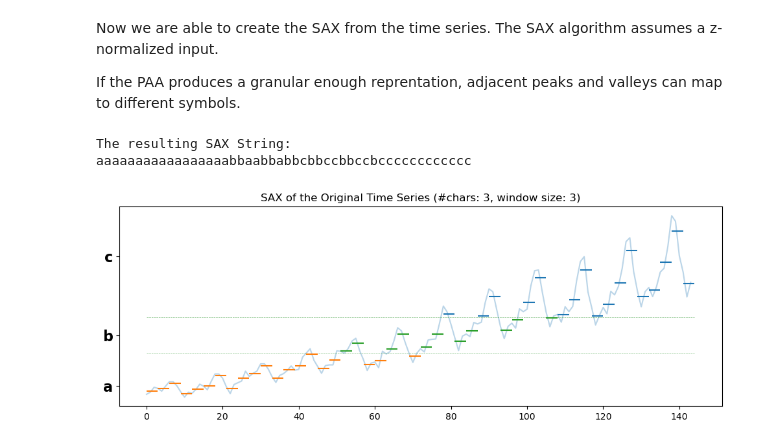
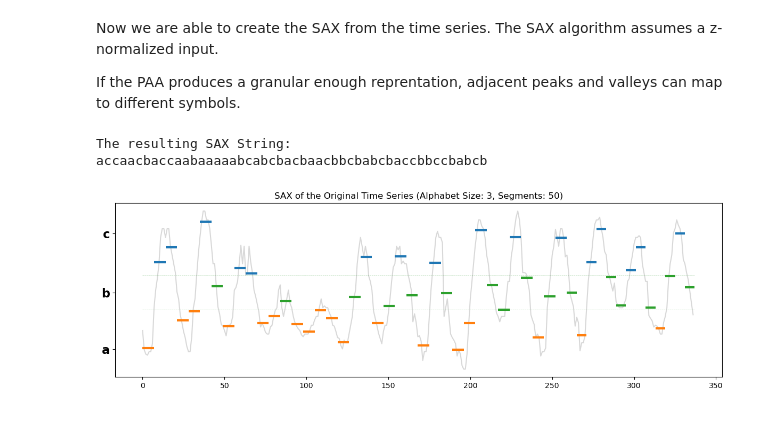
Before and after one commit to moritzspuehler/unibz-tsa-lecture-examples, a Jupyter notebook: tsa02_representation.ipynb, the cells around one changed output. Saved outputs shown, nothing was run; the diff lists cells and outputs as text; code cells hidden in the pictures.

```diff
--- a/tsa02_representation.ipynb
+++ b/tsa02_representation.ipynb
@@ -322,23 +348,23 @@ import string
 from scipy.stats import norm
 
 # or use pyts.approximation.SymbolicAggregateApproximation
-def sax(X, window_size, n_bins, return_paa=False):
+def sax(X, n_segments, n_bins, return_paa=False):
     # 1: Prepare symbols
     alphabet = list(string.ascii_lowercase)
     bins = np.array(alphabet[:n_bins]) # Converted to numpy array for fast indexing
 
     # 2: Perform PAA to get averaged results
-    X_paa = paa(X, window_size)
+    X_paa, chunk_lengths = paa(X, n_segments)
 
     # 3: Calculate equiprobable breakpoints using the normal distribution
     breakpoints = norm.ppf(np.linspace(0, 1, n_bins + 1)[1:-1])
 
     # 4: Convert values into letters
     indices = np.searchsorted(breakpoints, X_paa.copy(), side='left')  # map value to a bin index
-    sax_symbols = bins[indices]                                 # use indices to fetch the corresponding letters
+    sax_symbols = bins[indices]                                        # use indices to fetch the corresponding letters
 
     if return_paa:
-        return X_paa, np.array(sax_symbols) # for plotting
+        return np.array(sax_symbols), X_paa, chunk_lengths # for plotting
     else:
         return np.array(sax_symbols)
 # %% [markdown]
@@ -347,36 +373,49 @@ Now we are able to create the SAX from the time series. The SAX algorithm assume
 If the PAA produces a granular enough reprentation, adjacent peaks and valleys can map to different symbols.
 # %%
 n_bins = 3
-window_size = 3
+n_segments = 50 # Replaced window_size
 
-X_paa, X_sax = sax(znorm(ts_example), window_size=window_size, n_bins=n_bins, return_paa=True)
+# Assuming your sax function is now updated to take n_segments
+X_sax, X_paa, paa_lens = sax(znorm(ts_data.values), n_segments=n_segments, n_bins=n_bins, return_paa=True)
 
 # print the SAX string
 print("The resulting SAX String:")
 print("".join(X_sax))
 
 # plot SAX on original time series
 plt.figure(figsize=(12, 4))
-plt.plot(znorm(ts_example.reset_index(drop=True)), alpha=0.3)
+plt.plot(znorm(ts_data.values), alpha=0.3, color='gray')
 
+# Draw the horizontal bin thresholds
 bins = norm.ppf(np.linspace(0, 1, n_bins + 1)[1:-1])
-plt.hlines(bins, 0, len(ts_example), color='g', linestyles='--', linewidth=0.5, alpha=0.5)
+plt.hlines(bins, 0, len(ts_data.values), color='g', linestyles='--', linewidth=0.5, alpha=0.5)
+
+# --- THE FIX: Calculate exact start and end points for variable-length segments ---
+x_maxs = np.cumsum(paa_lens)                       # Ends: [len1, len1+len2, len1+len2+len3...]
+x_mins = np.concatenate(([0], x_maxs[:-1]))        # Starts: [0, len1, len1+len2...]
 
 cmap = plt.get_cmap('tab10')
+
+# Draw the colored PAA segments
 plt.hlines(X_paa,
-           [i * window_size for i in range(len(X_paa))],
-           [(i+1) *window_size for i in range(len(X_paa))],
-           colors=[cmap(ord(char) % n_bins) for char in X_sax]
+           x_mins,
+           x_maxs,
+           colors=[cmap(ord(char) % n_bins) for char in X_sax],
+           linewidth=3 # Made slightly thicker so the colors pop
            )
 
-y_min = znorm(ts_example).min() - 0.5
-y_max = znorm(ts_example).max() + 0.5
-extended_bounds = np.concatenate((y_min, bins, y_max))
+# Format the Y-axis to show the SAX letters (a, b, c...) inside the bins
+y_min = znorm(ts_data.values).min() - 0.5
+y_max = znorm(ts_data.values).max() + 0.5
+
+extended_bounds = np.concatenate(([y_min], bins, [y_max]))
 bin_centers = (extended_bounds[:-1] + extended_bounds[1:]) / 2
-plt.yticks(ticks=bin_centers, labels=np.unique(X_sax), fontsize=16, fontweight='bold')
-plt.title(f"SAX of the Original Time Series (#chars: {n_bins}, window size: {window_size})")
+plt.yticks(ticks=bin_centers, labels=np.unique(list(X_sax)), fontsize=16, fontweight='bold')
+
+plt.title(f"SAX of the Original Time Series (Alphabet Size: {n_bins}, Segments: {n_segments})")
+plt.tight_layout()
 plt.show()
 # %% [output]
 The resulting SAX String:
-aaaaaaaaaaaaaaaaabbaabbabbcbbccbbccbcccccccccccc
+accaacbaccaabaaaaabcabcbacbaacbbcbabcbaccbbccbabcb
-[figure, old version]
+[figure, new version]
```
Also changed, not shown: parts of 28 cells of this notebook.
